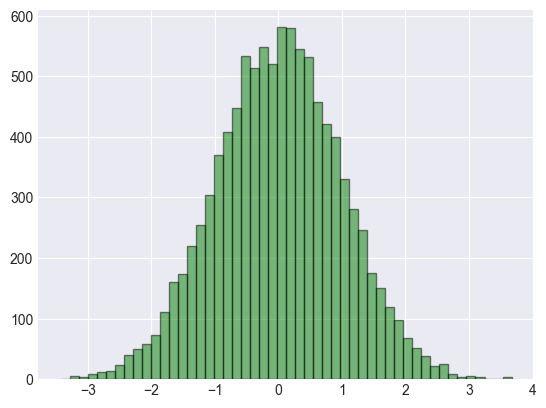
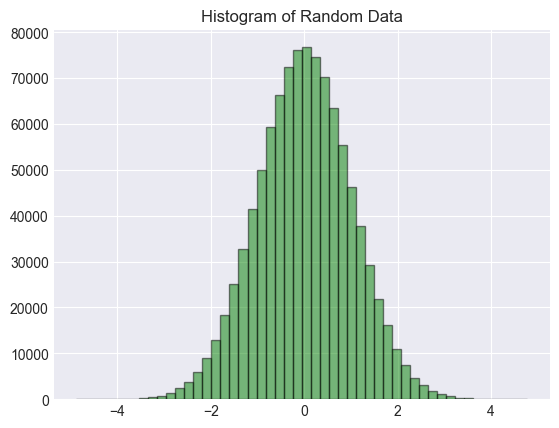
The change to this notebook cell's code, shown as a diff; its figure went from the first image to the second:
--- before
+++ after
@@ -1 +1,3 @@
+data = np.random.randn(1_000_000)
 plt.hist(data, bins=50, alpha=0.5, color='g', edgecolor='black')
+plt.title('Histogram of Random Data')

Commit: fixes